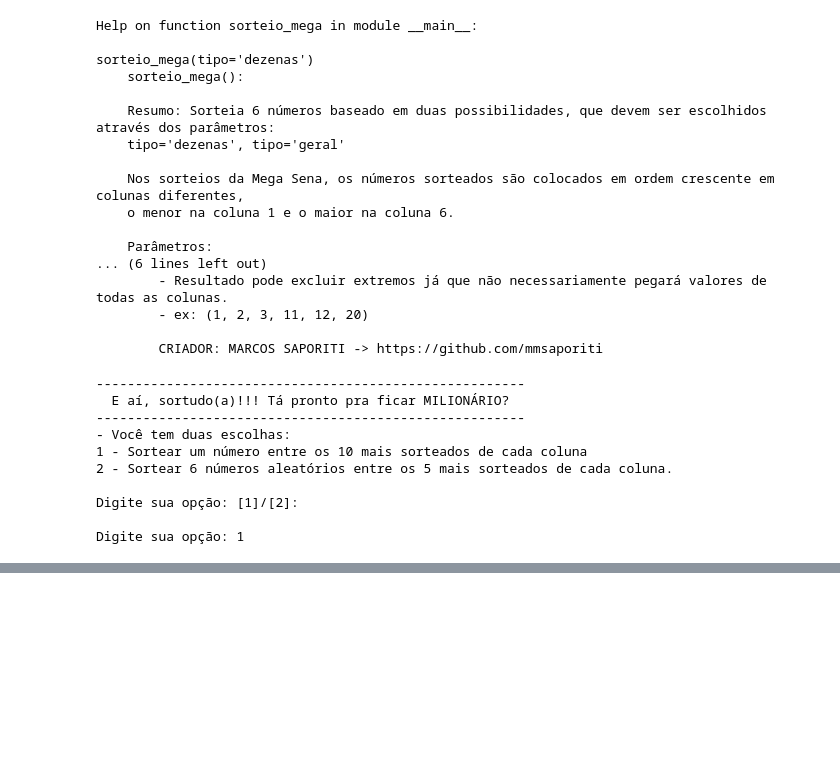
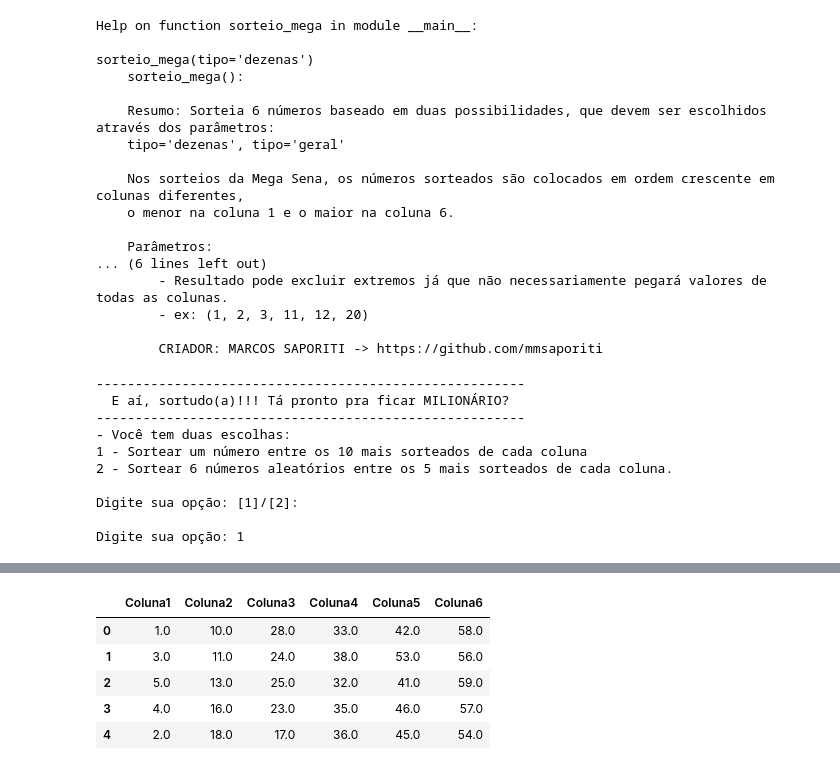
Before and after one commit to mmsaporiti/python_mega_sena, a Jupyter notebook: Mega_Sena.ipynb, the cells around one changed output, grey strips where cells are left out. Drawn from its saved outputs; the diff is of its cells as text; code cells hidden in the pictures; blank space fills up the shorter version.

```diff
--- a/Mega_Sena.ipynb
+++ b/Mega_Sena.ipynb
@@ -204,0 +281,15 @@ Aqui está sua lista com os seis números da sorte: [2, 17, 29, 40, 41, 54]
+# %%
+df_numeros2 = pd.DataFrame()
+df_numeros = df_ganhadores[['Coluna1', 'Coluna2', 'Coluna3', 'Coluna4', 'Coluna5', 'Coluna6']]
+for item in df_numeros.columns:
+
+    df_numeros2[item] = df_numeros[item].value_counts().head().index.tolist()
+# %%
+df_numeros2
+# %% [output]
+|  | Coluna1 | Coluna2 | Coluna3 | Coluna4 | Coluna5 | Coluna6 |
+| 0 | 1.0 | 10.0 | 28.0 | 33.0 | 42.0 | 58.0 |
+| 1 | 3.0 | 11.0 | 24.0 | 38.0 | 53.0 | 56.0 |
+| 2 | 5.0 | 13.0 | 25.0 | 32.0 | 41.0 | 59.0 |
+| 3 | 4.0 | 16.0 | 23.0 | 35.0 | 46.0 | 57.0 |
+| 4 | 2.0 | 18.0 | 17.0 | 36.0 | 45.0 | 54.0 |
```
Also changed, not shown: parts of 19 cells of this notebook.
